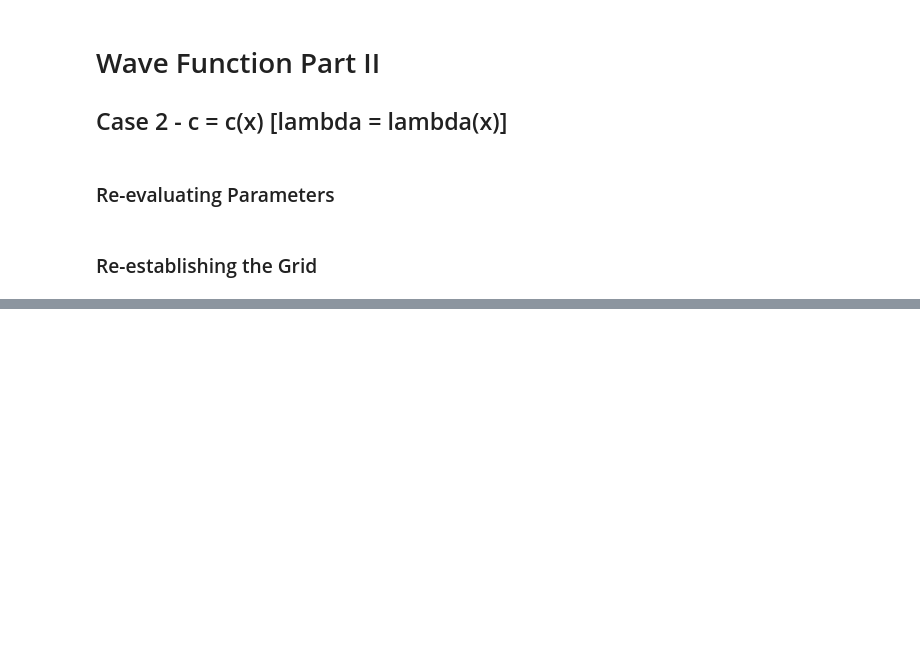
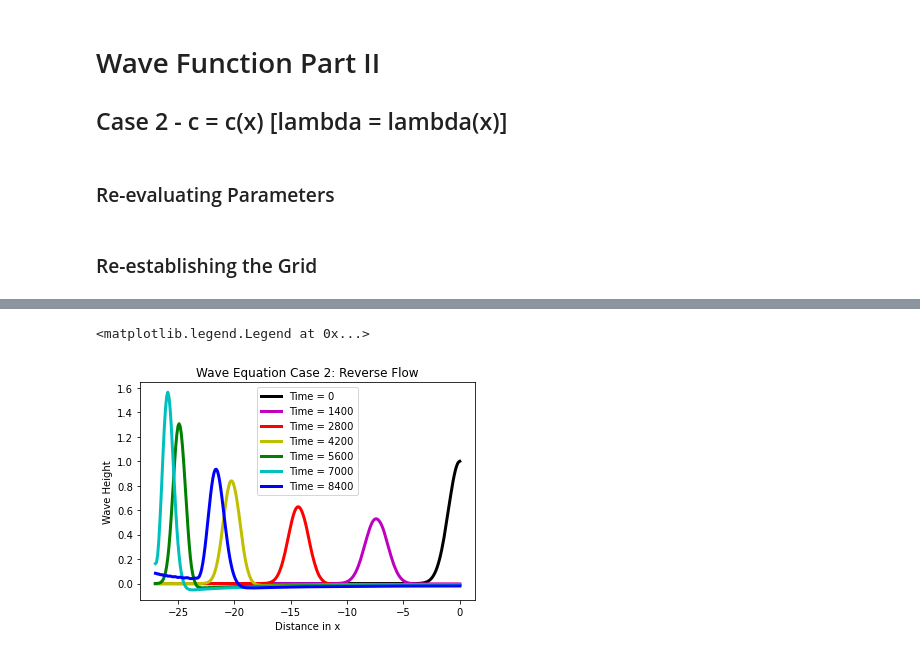
Before and after one commit to stumptavianroboclick/EAS-4610-Final-Project, a Jupyter notebook: EAS 4610 Final Project - Atmospheric Gravity Waves.ipynb, the cells around one changed output, grey strips where cells are left out. Cells and saved outputs as stored; diff of their text form; code cells hidden in the pictures; blank space fills up the shorter version.

```diff
--- a/EAS 4610 Final Project - Atmospheric Gravity Waves.ipynb
+++ b/EAS 4610 Final Project - Atmospheric Gravity Waves.ipynb
@@ -278,7 +213,7 @@ plt.ylabel('Wave Height');
 g = 9.81 #m/(s^2) - average gravitational acceleration
 H = np.zeros(x_Total)
 for i in np.arange(x_Total):
-    H[i] = 10000*np.sin(i/87) #H is now a function of x in space, which means c = c(x) and alpha = alpha(x)
+    H[i] = 10000*np.cos(i/190) #H is now a function of x in space, which means c = c(x) and alpha = alpha(x)
                               #for both forward and reverse cases - simulates Atlantic/Pacific crossing
     if H[i] < 0:
         H[i] = 0
@@ -407,0 +392,17 @@ plt.ylabel('Wave Height');
+# %%
+#Reverse Case
+plt.figure(7)
+plt.title("Wave Equation Case 2: Reverse Flow")
+plt.plot(-x_Array,changing_reverse_u[:,0], 'k', label='Time = 0', linewidth=3)
+plt.plot(-x_Array,changing_reverse_u[:,1400], 'm', label='Time = 1400', linewidth=3)
+plt.plot(-x_Array,changing_reverse_u[:,2800], 'r', label='Time = 2800', linewidth=3)
+plt.plot(-x_Array,changing_reverse_u[:,4200], 'y', label='Time = 4200', linewidth=3)
+plt.plot(-x_Array,changing_reverse_u[:,5600], 'g', label='Time = 5600', linewidth=3)
+plt.plot(-x_Array,changing_reverse_u[:,7000], 'c', label='Time = 7000', linewidth=3)
+plt.plot(-x_Array,changing_reverse_u[:,8400], 'b', label='Time = 8400', linewidth=3)
+plt.xlabel('Distance in x');
+plt.ylabel('Wave Height');
+plt.legend()
+# %% [output]
+<matplotlib.legend.Legend at 0x...>
+[figure, added]
```
Also changed, not shown: parts of 58 cells of this notebook.
